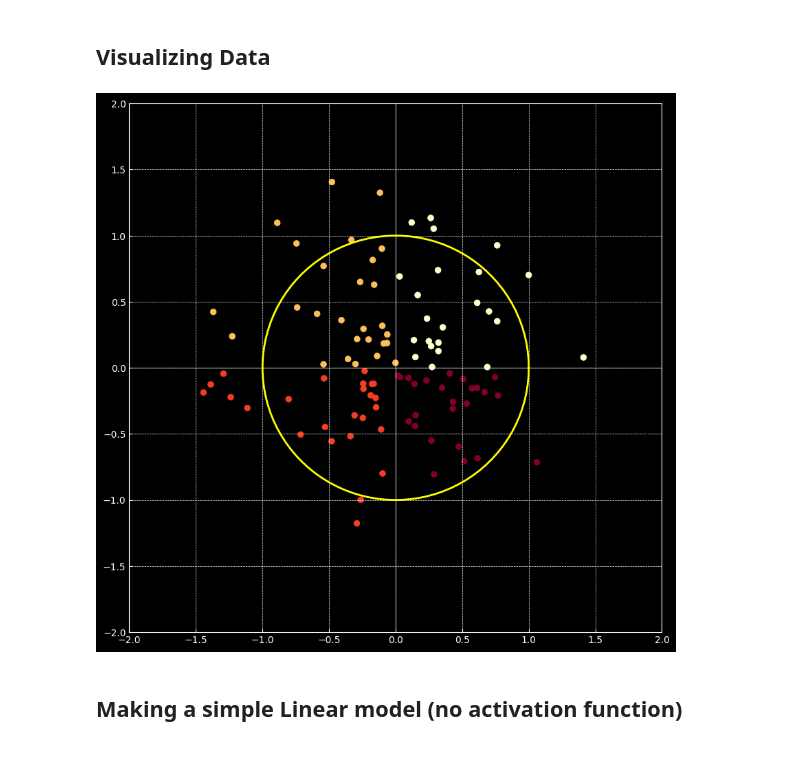
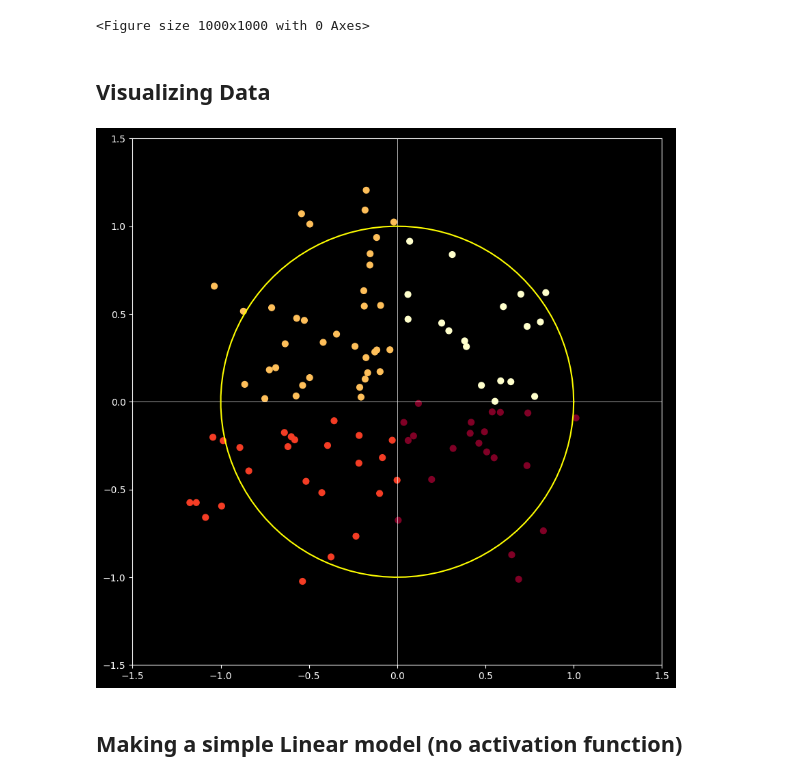
Before and after one commit to hesamsheikh/activation_functions_deeper, a Jupyter notebook: apply_activation_functions.ipynb, the cells around one changed output. Cells and saved outputs as stored; diff of their text form; code cells hidden in the pictures.

```diff
--- a/apply_activation_functions.ipynb
+++ b/apply_activation_functions.ipynb
@@ -14,15 +14,26 @@ plt.set_cmap('YlOrRd')
+# %%
+def save_local(figure, filename):
+    os.makedirs('res', exist_ok=True)
+    figure.savefig(os.path.join('res', filename), dpi=100)
+# %%
+π = torch.pi
+setup_plot()
+# %% [output]
+<Figure size 1000x1000 with 0 Axes>
 # %% [markdown]
 ## Visualizing Data
 # %%
-def plot_dots_w_lables(ax, d, l):
+def plot_dots_w_lables(ax, d, l, plot_box_size=1.5):
     ax.scatter(d[:, 0], d[:, 1], c=l, s=40)
 
     ax.axhline(0, color='white', linewidth=0.5)  # X-axis
     ax.axvline(0, color='white', linewidth=0.5)  # Y-axis
 
-    plot_box_size = 2
     ax.set_xlim(left=-plot_box_size, right=plot_box_size)
     ax.set_ylim(bottom=-plot_box_size, top=plot_box_size)
+
+def plot_circle(ax, circle):
+    ax.plot(circle[:, 0], circle[:, 1], c='yellow')  # 'r-' sets the color of the line to red
 # %%
 # making the dots
 dot_counts = 100
@@ -36,14 +47,15 @@ l[(d[:,0] > 0) & (d[:,1] < 0)] = 3
 # %%
 t = torch.linspace(0, 2*π, 100)
 circle = torch.stack((torch.cos(t), torch.sin(t)), dim=1)
 
 ax = plt.gca()
-ax.plot(circle[:, 0], circle[:, 1], c='yellow')  # 'r-' sets the color of the line to red
+
 plot_dots_w_lables(ax, d, l)  # Plot the dots with labels on the same axes
+plot_circle(ax, circle)
 
-# Show the updated plot
+save_local(plt, 'initial_data.png')
 plt.show()
 # %% [output]
-[figure, old version]
+[figure, new version]
 # %% [markdown]
 ## Making a simple Linear model (no activation function)
```
Also changed, not shown: parts of 13 cells of this notebook, 12 other files.
